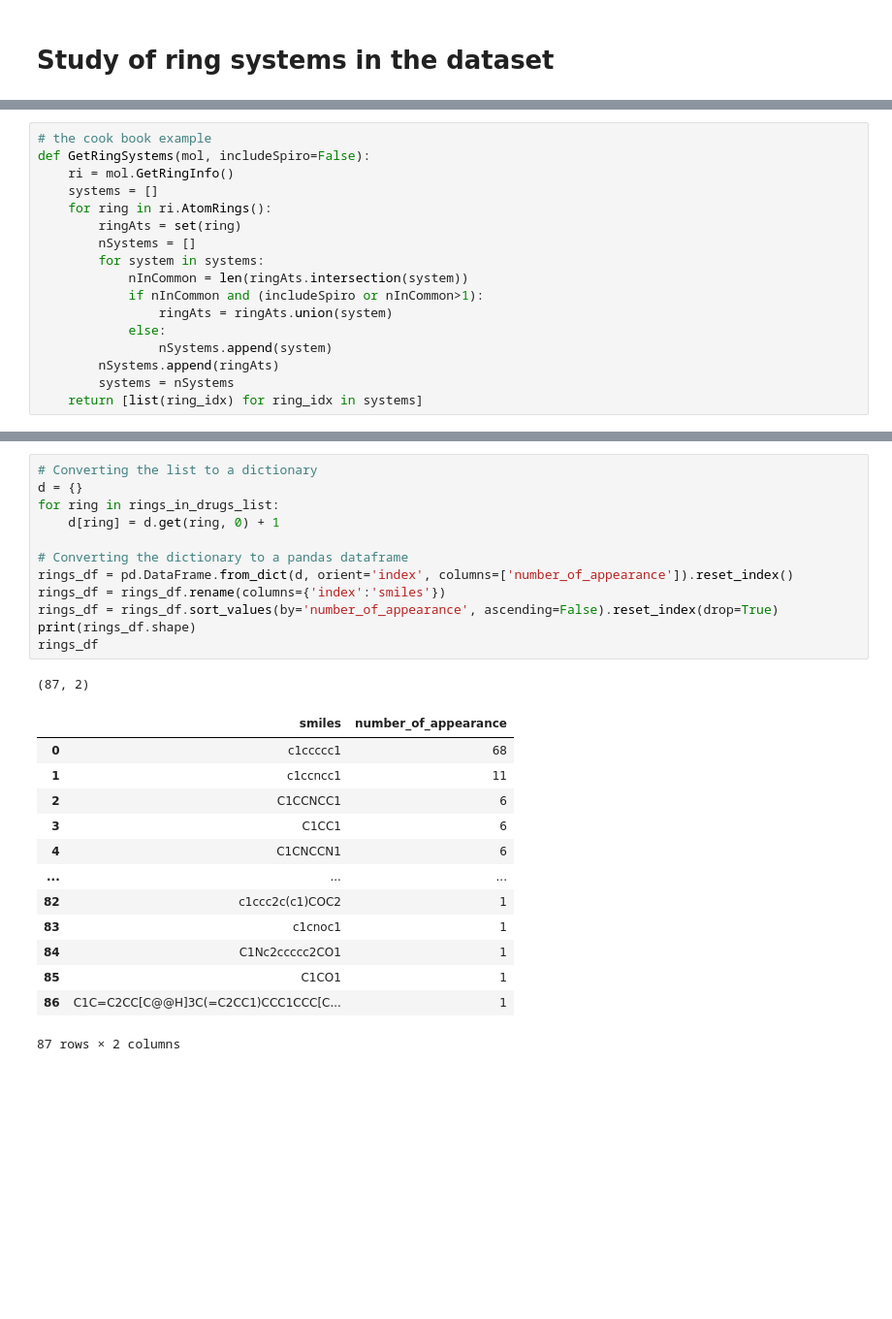
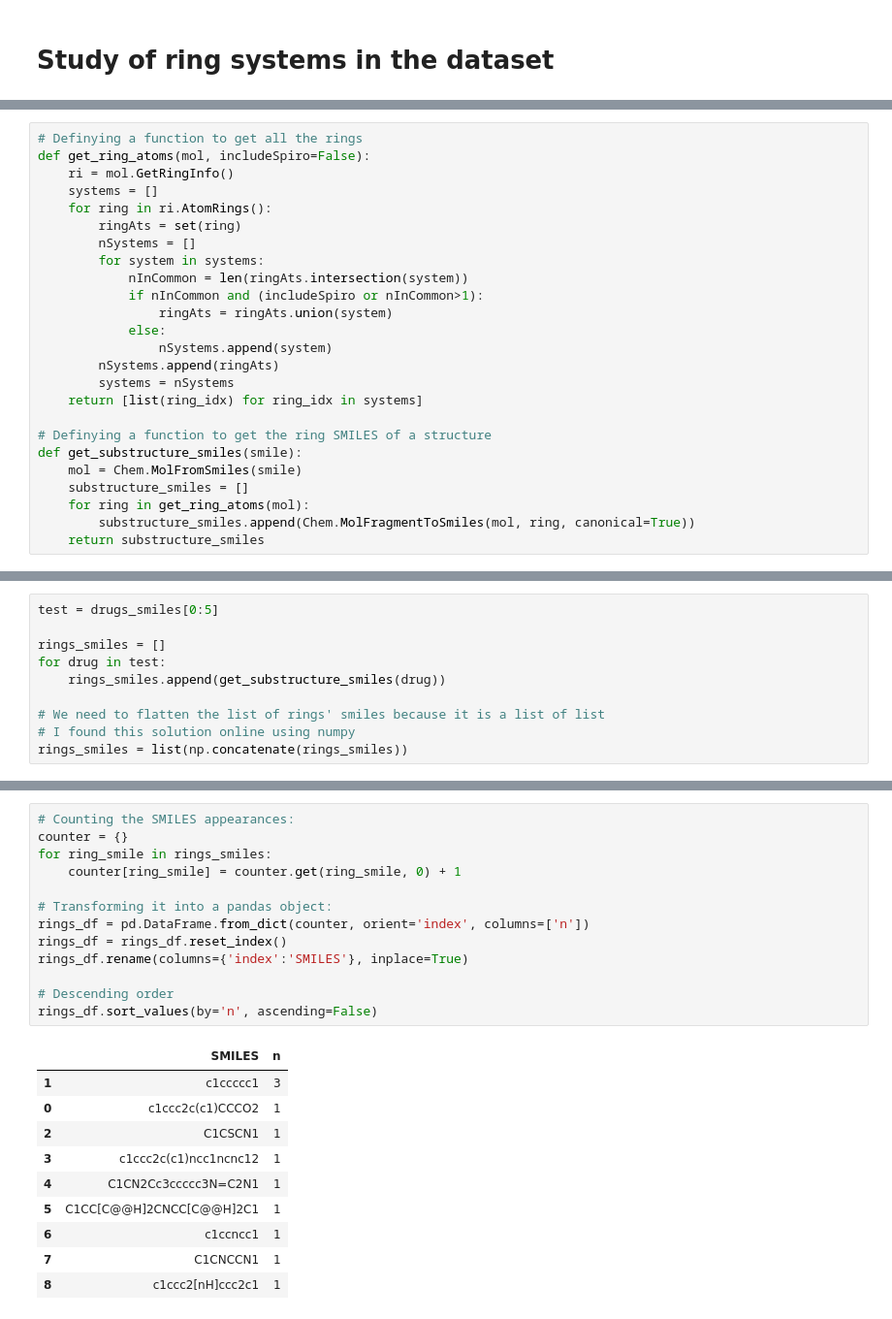
Before and after one commit to arturcgs/lipinski-analysis, a Jupyter notebook: jupyter_notebooks/9_study_of_rings.ipynb, the cells around one changed output, grey strips where cells are left out. Shown at 97% size. Cells and saved outputs as stored; diff of their text form; blank space fills up the shorter version.

Commit message:
correcting study of rings

```diff
--- a/jupyter_notebooks/9_study_of_rings.ipynb
+++ b/jupyter_notebooks/9_study_of_rings.ipynb
@@ -12,6 +17,6 @@ drugs_db_route_merged = pd.read_csv('../data/approved_drugs_final_2022.csv')
 # %%
-# the cook book example
-def GetRingSystems(mol, includeSpiro=False):
+# Definying a function to get all the rings
+def get_ring_atoms(mol, includeSpiro=False):
     ri = mol.GetRingInfo()
     systems = []
     for ring in ri.AtomRings():
@@ -26,3 +31,11 @@ def GetRingSystems(mol, includeSpiro=False):
         nSystems.append(ringAts)
         systems = nSystems
     return [list(ring_idx) for ring_idx in systems]
+
+# Definying a function to get the ring SMILES of a structure
+def get_substructure_smiles(smile):
+    mol = Chem.MolFromSmiles(smile)
+    substructure_smiles = []
+    for ring in get_ring_atoms(mol):
+        substructure_smiles.append(Chem.MolFragmentToSmiles(mol, ring, canonical=True))
+    return substructure_smiles
@@ -70,0 +42,10 @@ rings_in_drugs_list
+# %%
+test = drugs_smiles[0:5]
+
+rings_smiles = []
+for drug in test:
+    rings_smiles.append(get_substructure_smiles(drug))
+
+# We need to flatten the list of rings' smiles because it is a list of list
+# I found this solution online using numpy
+rings_smiles = list(np.concatenate(rings_smiles))
@@ -71,27 +57,24 @@ rings_in_drugs_list
 # %%
-# Converting the list to a dictionary
-d = {}
-for ring in rings_in_drugs_list:
-    d[ring] = d.get(ring, 0) + 1
+# Counting the SMILES appearances:
+counter = {}
+for ring_smile in rings_smiles:
+    counter[ring_smile] = counter.get(ring_smile, 0) + 1
 
-# Converting the dictionary to a pandas dataframe
-rings_df = pd.DataFrame.from_dict(d, orient='index', columns=['number_of_appearance']).reset_index()
-rings_df = rings_df.rename(columns={'index':'smiles'})
-rings_df = rings_df.sort_values(by='number_of_appearance', ascending=False).reset_index(drop=True)
-print(rings_df.shape)
-rings_df
+# Transforming it into a pandas object:
+rings_df = pd.DataFrame.from_dict(counter, orient='index', columns=['n'])
+rings_df = rings_df.reset_index()
+rings_df.rename(columns={'index':'SMILES'}, inplace=True)
+
+# Descending order
+rings_df.sort_values(by='n', ascending=False)
 # %% [output]
-(87, 2)
-|  | smiles | number_of_appearance |
-| 0 | c1ccccc1 | 68 |
-| 1 | c1ccncc1 | 11 |
-| 2 | C1CCNCC1 | 6 |
-| 3 | C1CC1 | 6 |
-| 4 | C1CNCCN1 | 6 |
-| ... | ... | ... |
-| 82 | c1ccc2c(c1)COC2 | 1 |
-| 83 | c1cnoc1 | 1 |
-| 84 | C1Nc2ccccc2CO1 | 1 |
-| 85 | C1CO1 | 1 |
-| 86 | C1C=C2CC[C@@H]3C(=C2CC1)CCC1CCC[C... | 1 |
+|  | SMILES | n |
+| 1 | c1ccccc1 | 3 |
+| 0 | c1ccc2c(c1)CCCO2 | 1 |
+| 2 | C1CSCN1 | 1 |
+| 3 | c1ccc2c(c1)ncc1ncnc12 | 1 |
+| 4 | C1CN2Cc3ccccc3N=C2N1 | 1 |
+| 5 | C1CC[C@@H]2CNCC[C@@H]2C1 | 1 |
+| 6 | c1ccncc1 | 1 |
+| 7 | C1CNCCN1 | 1 |
+| 8 | c1ccc2[nH]ccc2c1 | 1 |
-87 rows × 2 columns
```
Also changed, not shown: parts of 9 cells of this notebook.
